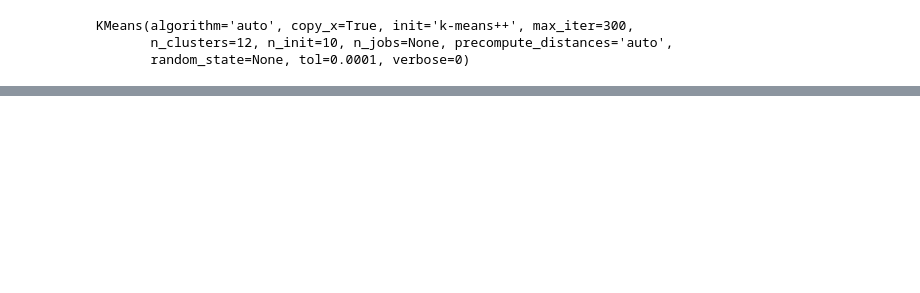
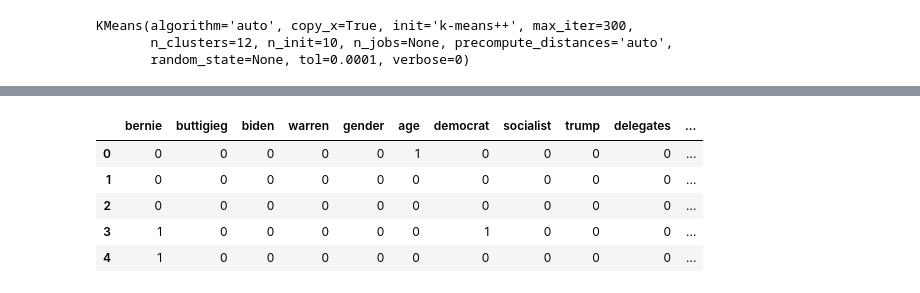
Before and after one commit to alexisophiek/Final_Project, a Jupyter notebook: Matrix.ipynb, the cells around one changed output, grey strips where cells are left out. Drawn from its saved outputs; the diff is of its cells as text; code cells hidden in the pictures; blank space fills up the shorter version.

```diff
--- a/Matrix.ipynb
+++ b/Matrix.ipynb
@@ -212,0 +239,9 @@ data
+# %%
+data_results.head()
+# %% [output]
+|  | bernie | buttigieg | biden | warren | gender | age | democrat | socialist | trump | delegates | ... |
+| 0 | 0 | 0 | 0 | 0 | 0 | 1 | 0 | 0 | 0 | 0 | ... |
+| 1 | 0 | 0 | 0 | 0 | 0 | 0 | 0 | 0 | 0 | 0 | ... |
+| 2 | 0 | 0 | 0 | 0 | 0 | 0 | 0 | 0 | 0 | 0 | ... |
+| 3 | 1 | 0 | 0 | 0 | 0 | 0 | 1 | 0 | 0 | 0 | ... |
+| 4 | 1 | 0 | 0 | 0 | 0 | 0 | 0 | 0 | 0 | 0 | ... |
```
Also changed, not shown: parts of 32 cells of this notebook.
